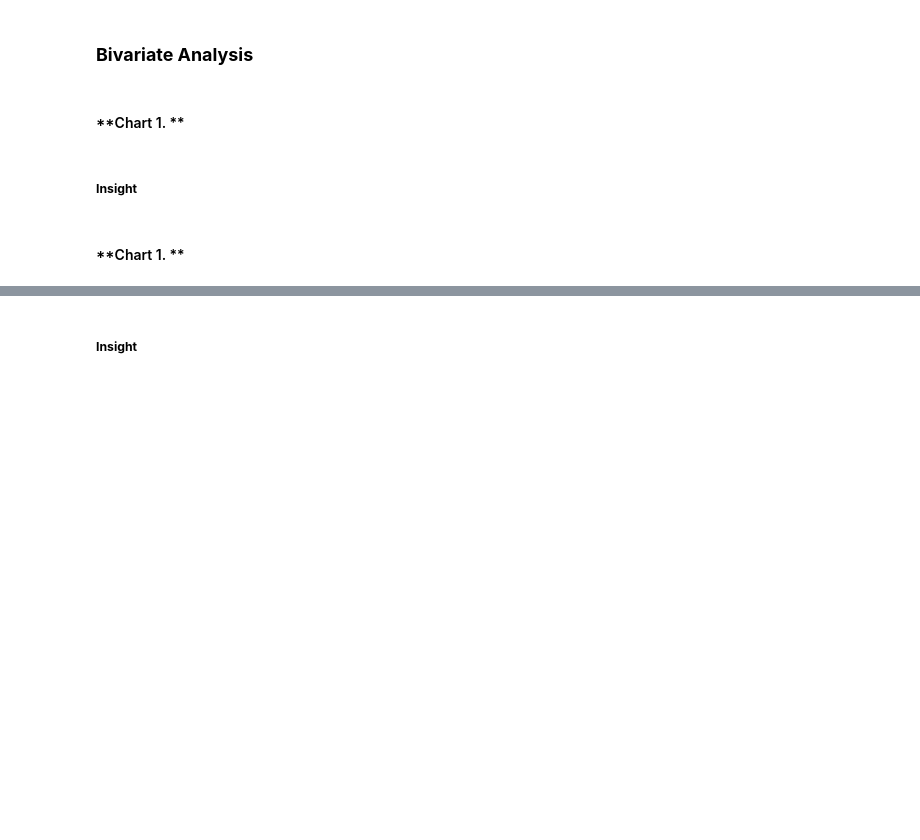
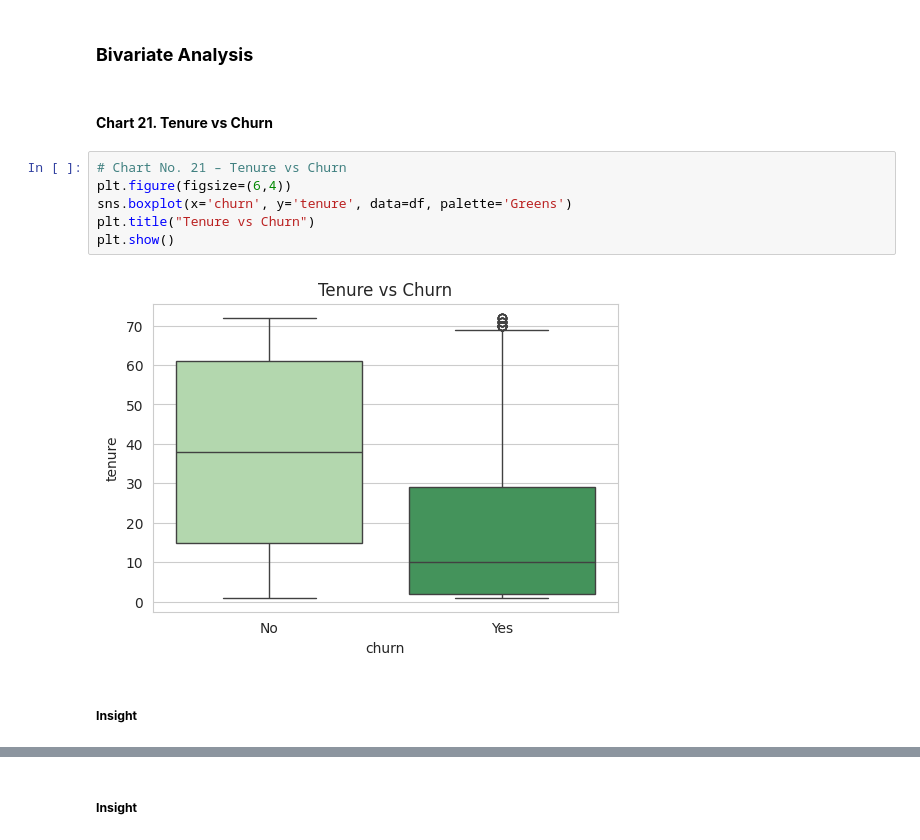
Before and after one commit to Sagarjain93/Machine-Learning-Portfolio, a Jupyter notebook: 03_ML_Practice/Customer_Churn_In_Telecom/Customer_Churn_Telecom.ipynb, the cells around one changed output, grey strips where cells are left out. Cells and saved outputs as stored; diff of their text form; blank space fills up the shorter version.

```diff
--- a/03_ML_Practice/Customer_Churn_In_Telecom/Customer_Churn_Telecom.ipynb
+++ b/03_ML_Practice/Customer_Churn_In_Telecom/Customer_Churn_Telecom.ipynb
@@ -879,9 +880,15 @@ plt.show()
 *Dataset shows meaningful variation across service types and contract categories, which may significantly influence churn behavior.*
 # %% [markdown]
 ### **Bivariate Analysis**
-# %% [markdown]
-#### **Chart 1.  **
+# %% [markdown]
+#### **Chart 21. Tenure vs Churn**
+# %%
+# Chart No. 21 – Tenure vs Churn
+plt.figure(figsize=(6,4))
+sns.boxplot(x='churn', y='tenure', data=df, palette='Greens')
+plt.title("Tenure vs Churn")
+plt.show()
+# %% [output]
+[figure, added]
 # %% [markdown]
 ##### **Insight**
-# %% [markdown]
-#### **Chart 1.  **
```
Also changed, not shown: parts of 43 cells of this notebook.
